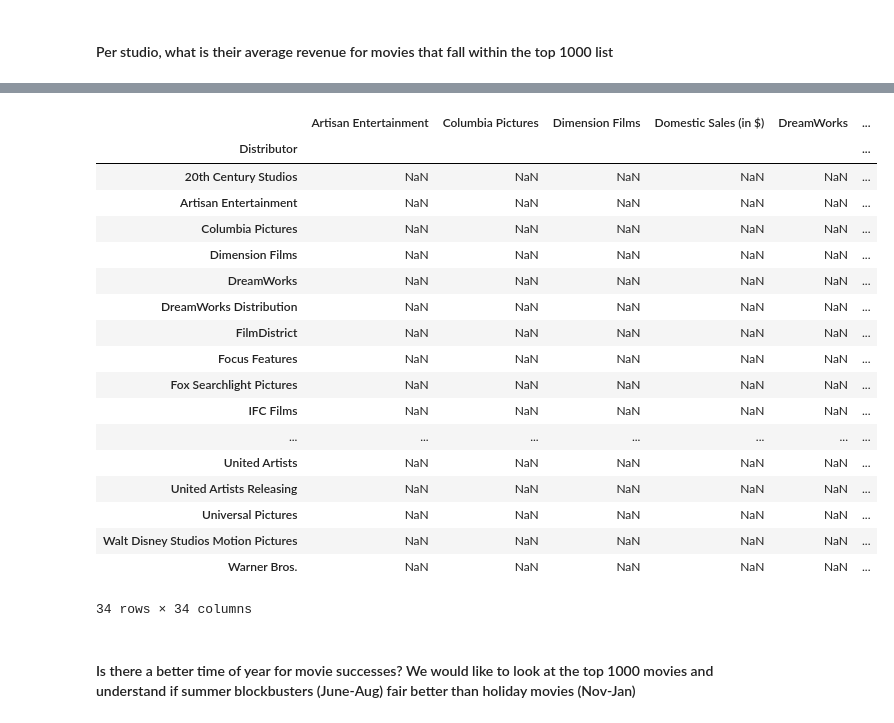
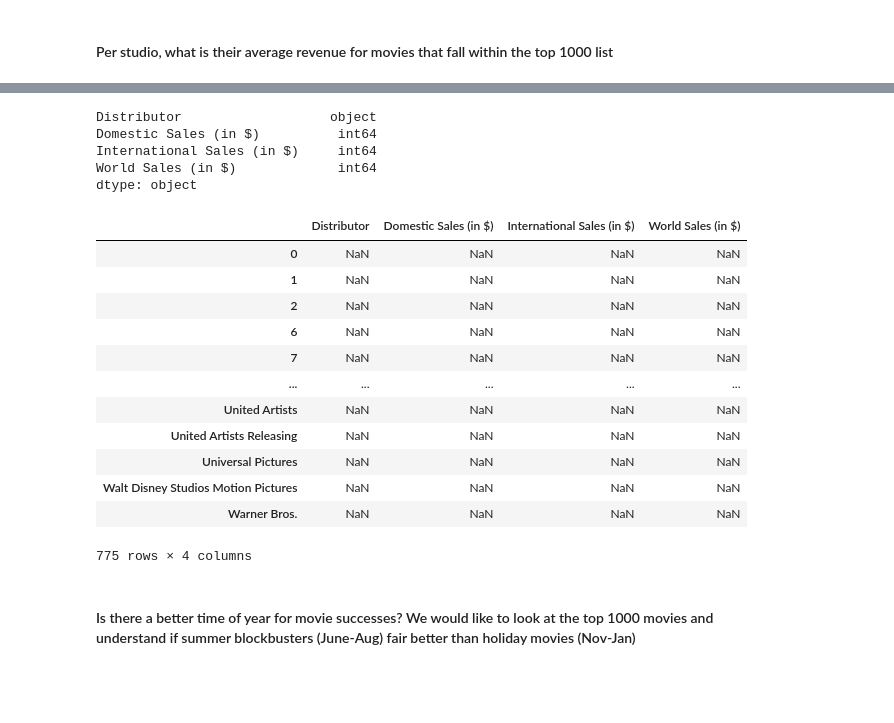
Before and after one commit to GrovesB/Group-10-Project-1, a Jupyter notebook: Project 1.ipynb, the cells around one changed output, grey strips where cells are left out. Saved outputs shown, nothing was run; the diff lists cells and outputs as text; code cells hidden in the pictures; blank space fills up the shorter version.

```diff
--- a/Project 1.ipynb
+++ b/Project 1.ipynb
@@ -107,0 +59,4 @@ rev_totals
+# %%
+rev_totals = final_movie_list.drop(columns = ["Movie Runtime","Title","License","Release Date"])
+
+rev_totals.head()
@@ -156,27 +95,29 @@ Name: Distributor, dtype: int64
+# %%
+rev_totals.dtypes
+# %% [output]
+Distributor                   object
+Domestic Sales (in $)          int64
+International Sales (in $)     int64
+World Sales (in $)             int64
+dtype: object
 # %%
-average_revenue = rev_totals / dist_count
+average_revenue = rev_totals / rev_totals.groupby('Distributor').count()
 
 average_revenue
 # %% [output]
-|  | Artisan Entertainment | Columbia Pictures | Dimension Films | Domestic Sales (in $) | DreamWorks | ... |
-| Distributor |  |  |  |  |  | ... |
-| 20th Century Studios | NaN | NaN | NaN | NaN | NaN | ... |
-| Artisan Entertainment | NaN | NaN | NaN | NaN | NaN | ... |
-| Columbia Pictures | NaN | NaN | NaN | NaN | NaN | ... |
-| Dimension Films | NaN | NaN | NaN | NaN | NaN | ... |
-| DreamWorks | NaN | NaN | NaN | NaN | NaN | ... |
-| DreamWorks Distribution | NaN | NaN | NaN | NaN | NaN | ... |
-| FilmDistrict | NaN | NaN | NaN | NaN | NaN | ... |
-| Focus Features | NaN | NaN | NaN | NaN | NaN | ... |
-| Fox Searchlight Pictures | NaN | NaN | NaN | NaN | NaN | ... |
-| IFC Films | NaN | NaN | NaN | NaN | NaN | ... |
-| ... | ... | ... | ... | ... | ... | ... |
-| United Artists | NaN | NaN | NaN | NaN | NaN | ... |
-| United Artists Releasing | NaN | NaN | NaN | NaN | NaN | ... |
-| Universal Pictures | NaN | NaN | NaN | NaN | NaN | ... |
-| Walt Disney Studios Motion Pictures | NaN | NaN | NaN | NaN | NaN | ... |
-| Warner Bros. | NaN | NaN | NaN | NaN | NaN | ... |
+|  | Distributor | Domestic Sales (in $) | International Sales (in $) | World Sales (in $) |
+| 0 | NaN | NaN | NaN | NaN |
+| 1 | NaN | NaN | NaN | NaN |
+| 2 | NaN | NaN | NaN | NaN |
+| 6 | NaN | NaN | NaN | NaN |
+| 7 | NaN | NaN | NaN | NaN |
+| ... | ... | ... | ... | ... |
+| United Artists | NaN | NaN | NaN | NaN |
+| United Artists Releasing | NaN | NaN | NaN | NaN |
+| Universal Pictures | NaN | NaN | NaN | NaN |
+| Walt Disney Studios Motion Pictures | NaN | NaN | NaN | NaN |
+| Warner Bros. | NaN | NaN | NaN | NaN |
-34 rows × 34 columns
+775 rows × 4 columns
 # %% [markdown]
 #### Is there a better time of year for movie successes? We would like to look at the top 1000 movies and understand if summer blockbusters (June-Aug) fair better than holiday movies (Nov-Jan)
 # %%
```
Also changed, not shown: parts of 7 cells of this notebook.
